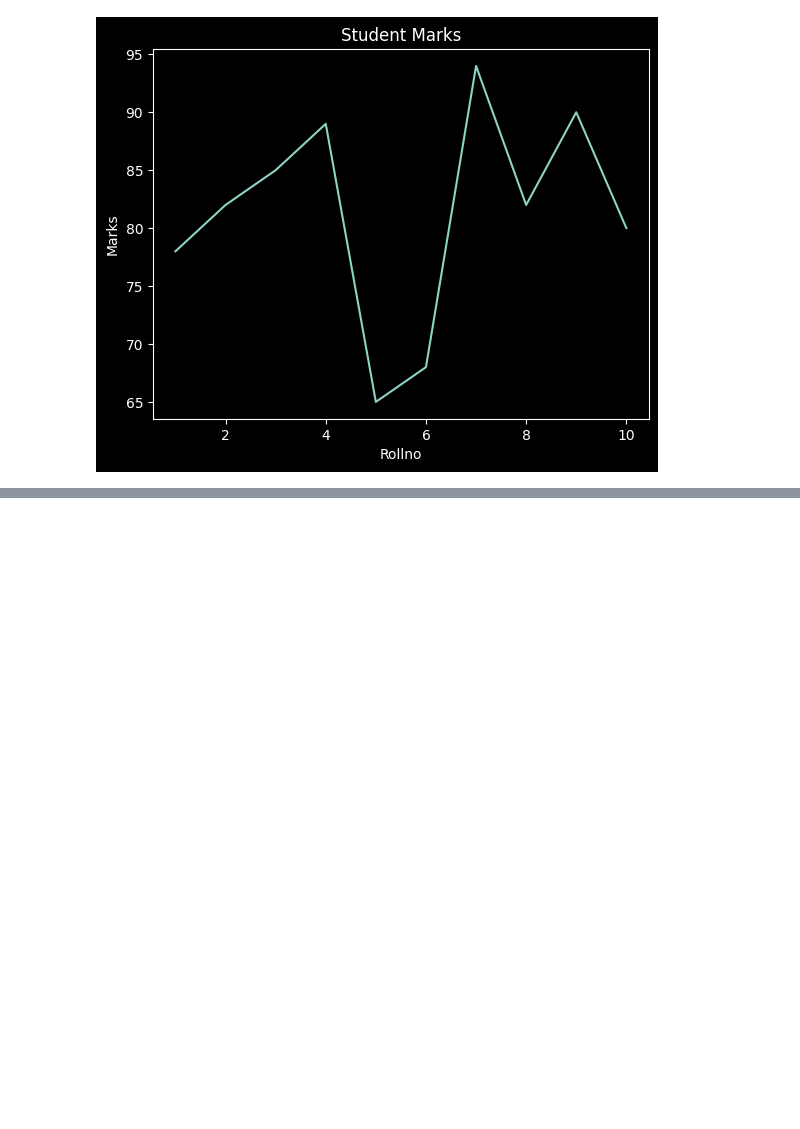
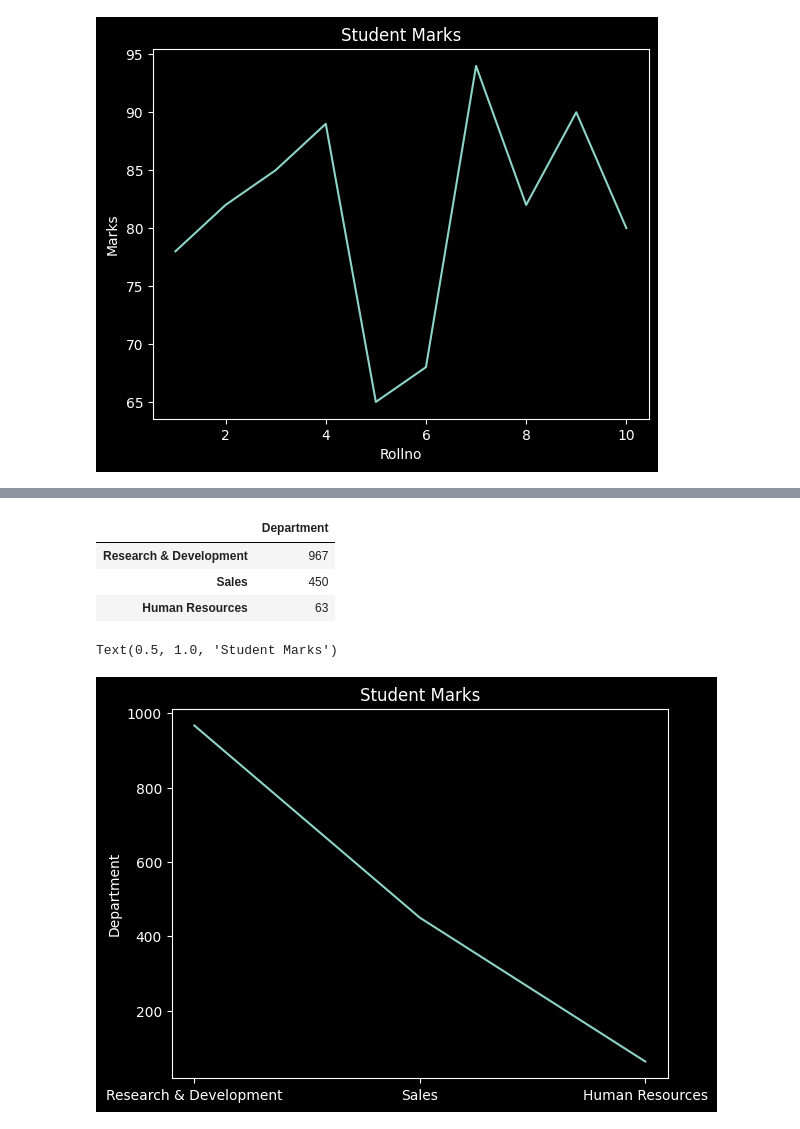
Before and after one commit to tusharmaurya267/Python_basic, a Jupyter notebook: Matplotlib_&_Seaborn.ipynb, the cells around one changed output, grey strips where cells are left out. Drawn from its saved outputs; the diff is of its cells as text; code cells hidden in the pictures; blank space fills up the shorter version.

```diff
--- a/Matplotlib_&_Seaborn.ipynb
+++ b/Matplotlib_&_Seaborn.ipynb
@@ -315,3 +315,6 @@ plt.title('Student Marks')
 # %% [output]
 Text(0.5, 1.0, 'Student Marks')
 [figure]
+# %%
+df = pd.read_csv("/HR_Analytics.csv")
+df
@@ -317,0 +335,14 @@ Text(0.5, 1.0, 'Student Marks')
+# %%
+count_of_department = pd.DataFrame(df['Department'].value_counts())
+count_of_department
+# %% [output]
+|  | Department |
+| Research & Development | 967 |
+| Sales | 450 |
+| Human Resources | 63 |
+# %%
+sns.lineplot(x= count_of_department.index , y= 'Department', data=count_of_department)
+plt.title('Student Marks')
+# %% [output]
+Text(0.5, 1.0, 'Student Marks')
+[figure, added]
```
Also changed, not shown: parts of 22 cells of this notebook.
